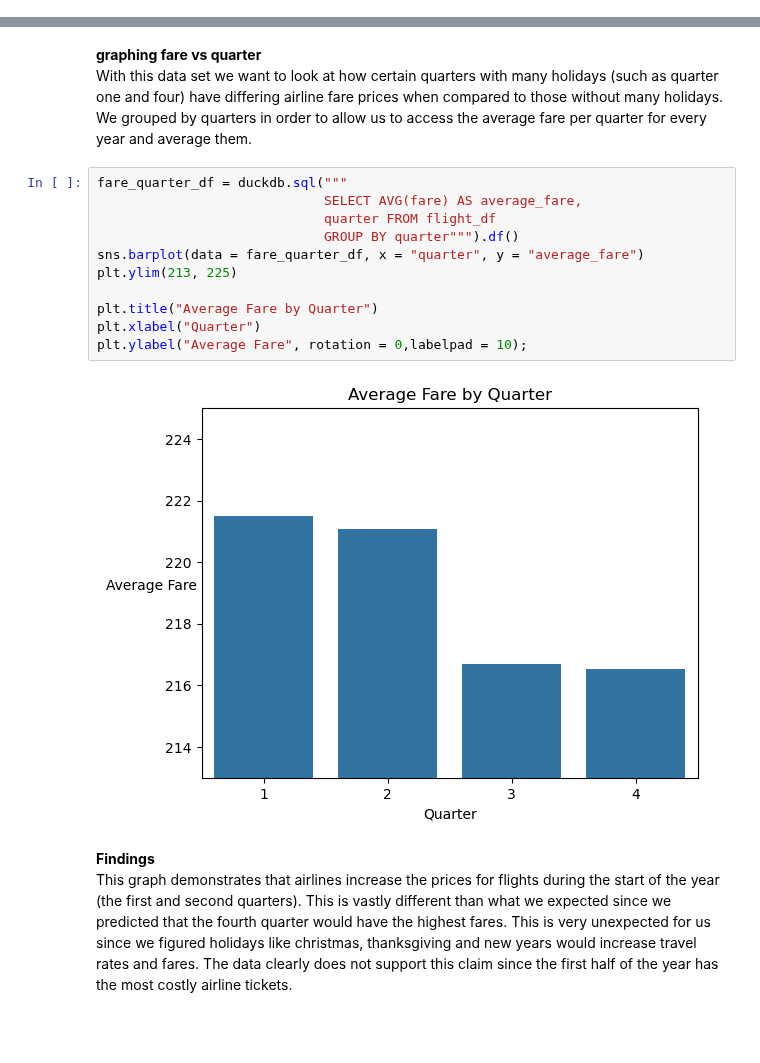
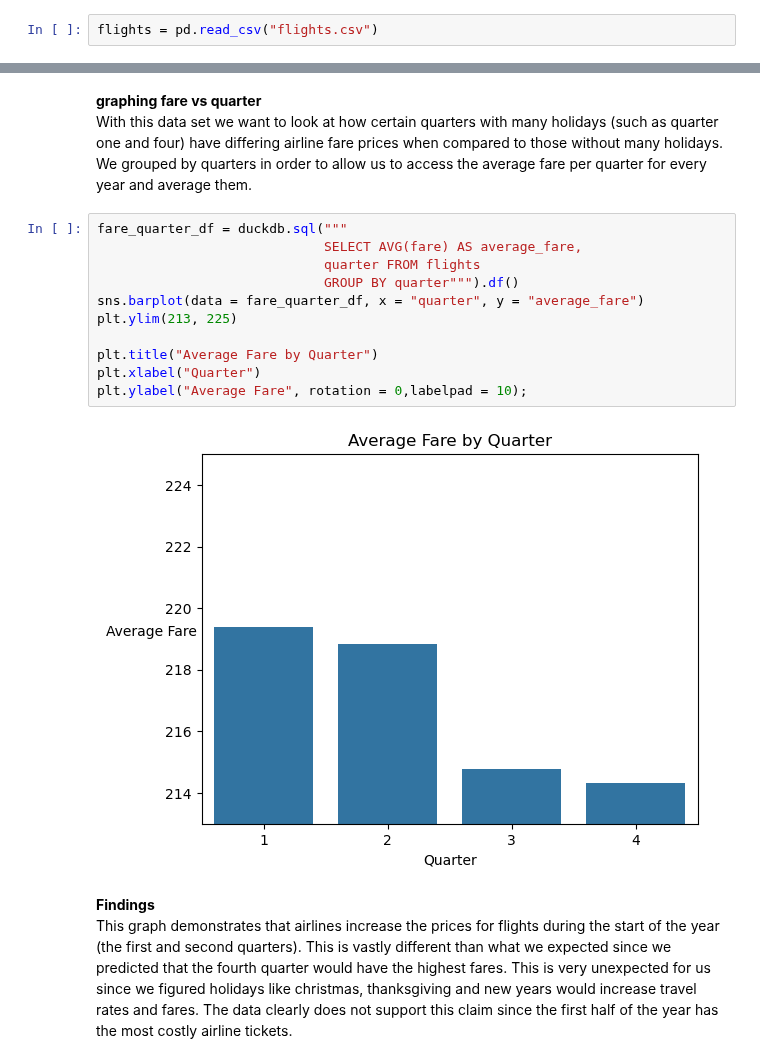
Before and after one commit to RamirezDevOps/us-airfare-trend-analysis, a Jupyter notebook: project.ipynb, the cells around one changed output, grey strips where cells are left out. Drawn from its saved outputs; the diff is of its cells as text; blank space fills up the shorter version.

```diff
--- a/project.ipynb
+++ b/project.ipynb
@@ -388,3 +65,5 @@ dtype: int64
+# %%
+flights = pd.read_csv("flights.csv")
 # %% [markdown]
 # **Preregistration Statements**
 ##### **Preregistration Statement 1:** Does higher average passenger volume on a flight route significantly decrease airfare prices?
@@ -478,16 +140,16 @@ With this data set we want to look at how certain quarters with many holidays (s
 # %%
 fare_quarter_df = duckdb.sql("""
                              SELECT AVG(fare) AS average_fare,
-                             quarter FROM flight_df
+                             quarter FROM flights
                              GROUP BY quarter""").df()
 sns.barplot(data = fare_quarter_df, x = "quarter", y = "average_fare")
 plt.ylim(213, 225)
 
 plt.title("Average Fare by Quarter")
 plt.xlabel("Quarter")
 plt.ylabel("Average Fare", rotation = 0,labelpad = 10);
 # %% [output]
-[figure, old version]
+[figure, new version]
 # %% [markdown]
 **Findings**\
 This graph demonstrates that airlines increase the prices for flights during the start of the year (the first and second quarters). This is vastly different than what we expected since we predicted that the fourth quarter would have the highest fares. This is very unexpected for us since we figured holidays like christmas, thanksgiving and new years would increase travel rates and fares. The data clearly does not support this claim since the first half of the year has the most costly airline tickets.
```
Also changed, not shown: parts of 48 cells of this notebook.
